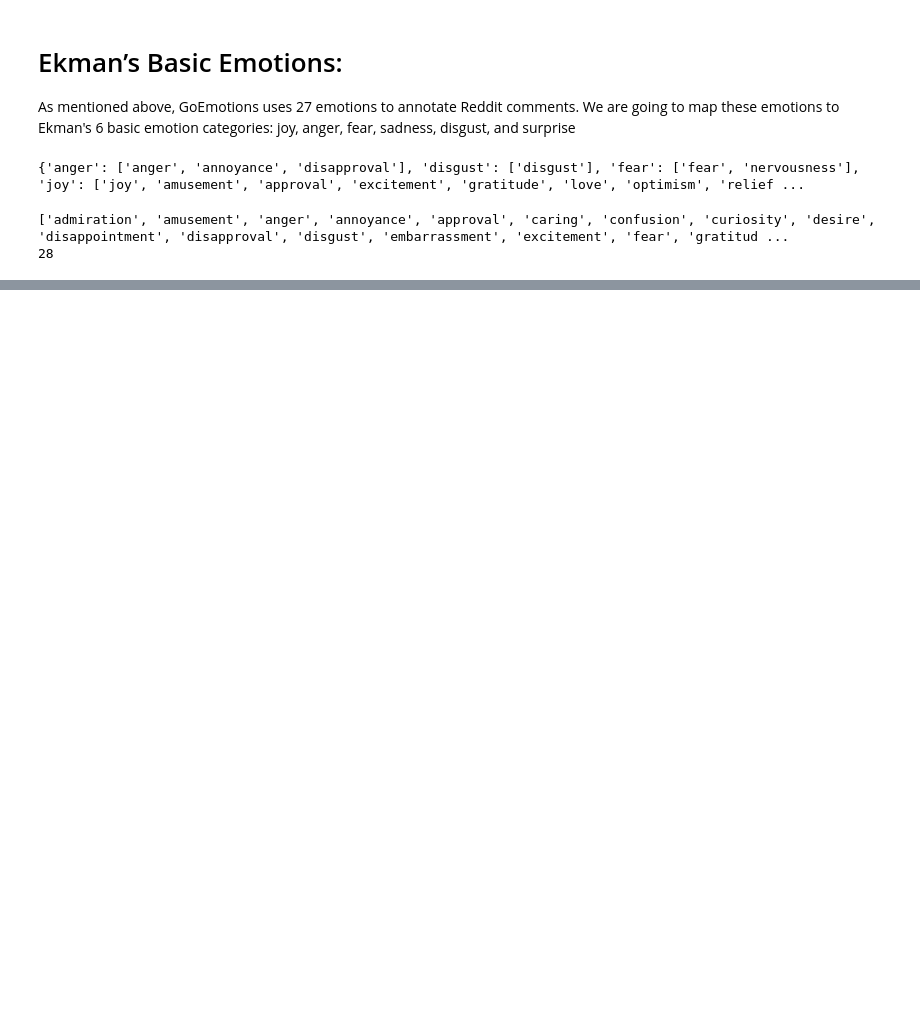
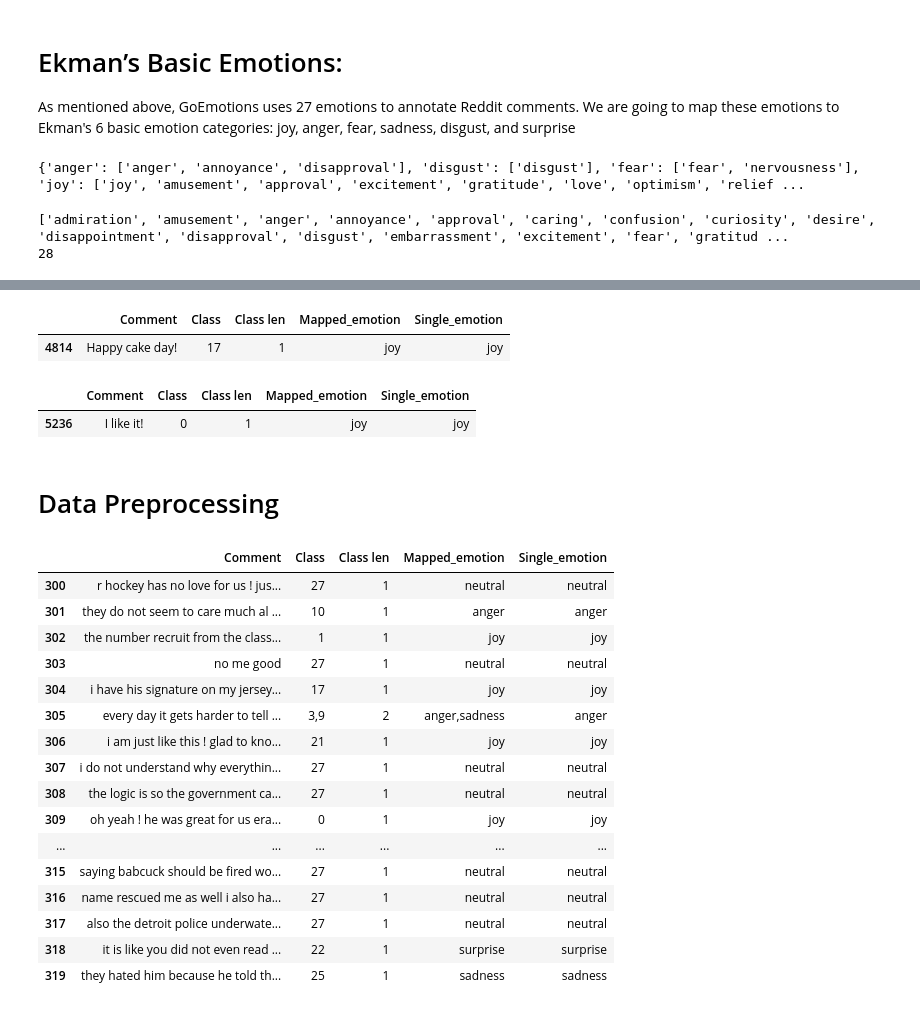
Before and after one commit to crypoto/EmotionDetection, a Jupyter notebook: GoEmotions.ipynb, the cells around one changed output, grey strips where cells are left out. Saved outputs shown, nothing was run; the diff lists cells and outputs as text; code cells hidden in the pictures; blank space fills up the shorter version.

```diff
--- a/GoEmotions.ipynb
+++ b/GoEmotions.ipynb
@@ -538,0 +491,14 @@ KeyError: 'Text'
+# %%
+#print rows which are duplicated in the text but the same emotion
+test_df[test_df["Comment"].duplicated() == True]
+# %% [output]
+|  | Comment | Class | Class len | Mapped_emotion | Single_emotion |
+| 4814 | Happy cake day! | 17 | 1 | joy | joy |
+# %%
+#print rows which are duplicated in the text but the same emotion
+validation_df[validation_df["Comment"].duplicated() == True]
+# %% [output]
+|  | Comment | Class | Class len | Mapped_emotion | Single_emotion |
+| 5236 | I like it! | 0 | 1 | joy | joy |
+# %% [markdown]
+# Data Preprocessing
@@ -538,0 +591,20 @@ KeyError: 'Text'
+# %%
+train_df[300:320]
+# %% [output]
+|  | Comment | Class | Class len | Mapped_emotion | Single_emotion |
+| 300 | r hockey has no love for us ! jus... | 27 | 1 | neutral | neutral |
+| 301 | they do not seem to care much al ... | 10 | 1 | anger | anger |
+| 302 | the number recruit from the class... | 1 | 1 | joy | joy |
+| 303 | no me good | 27 | 1 | neutral | neutral |
+| 304 | i have his signature on my jersey... | 17 | 1 | joy | joy |
+| 305 | every day it gets harder to tell ... | 3,9 | 2 | anger,sadness | anger |
+| 306 | i am just like this ! glad to kno... | 21 | 1 | joy | joy |
+| 307 | i do not understand why everythin... | 27 | 1 | neutral | neutral |
+| 308 | the logic is so the government ca... | 27 | 1 | neutral | neutral |
+| 309 | oh yeah ! he was great for us era... | 0 | 1 | joy | joy |
+| ... | ... | ... | ... | ... | ... |
+| 315 | saying babcuck should be fired wo... | 27 | 1 | neutral | neutral |
+| 316 | name rescued me as well i also ha... | 27 | 1 | neutral | neutral |
+| 317 | also the detroit police underwate... | 27 | 1 | neutral | neutral |
+| 318 | it is like you did not even read ... | 22 | 1 | surprise | surprise |
+| 319 | they hated him because he told th... | 25 | 1 | sadness | sadness |
```
Also changed, not shown: parts of 55 cells of this notebook.
